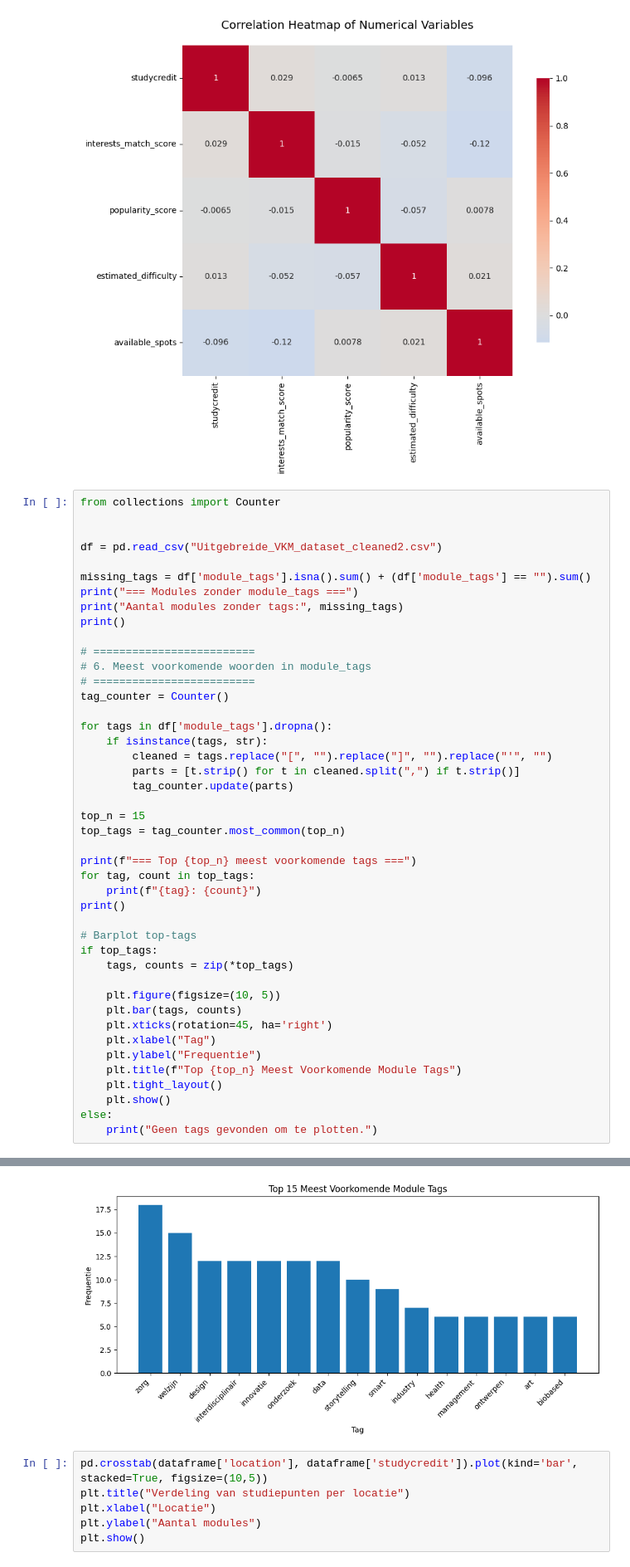
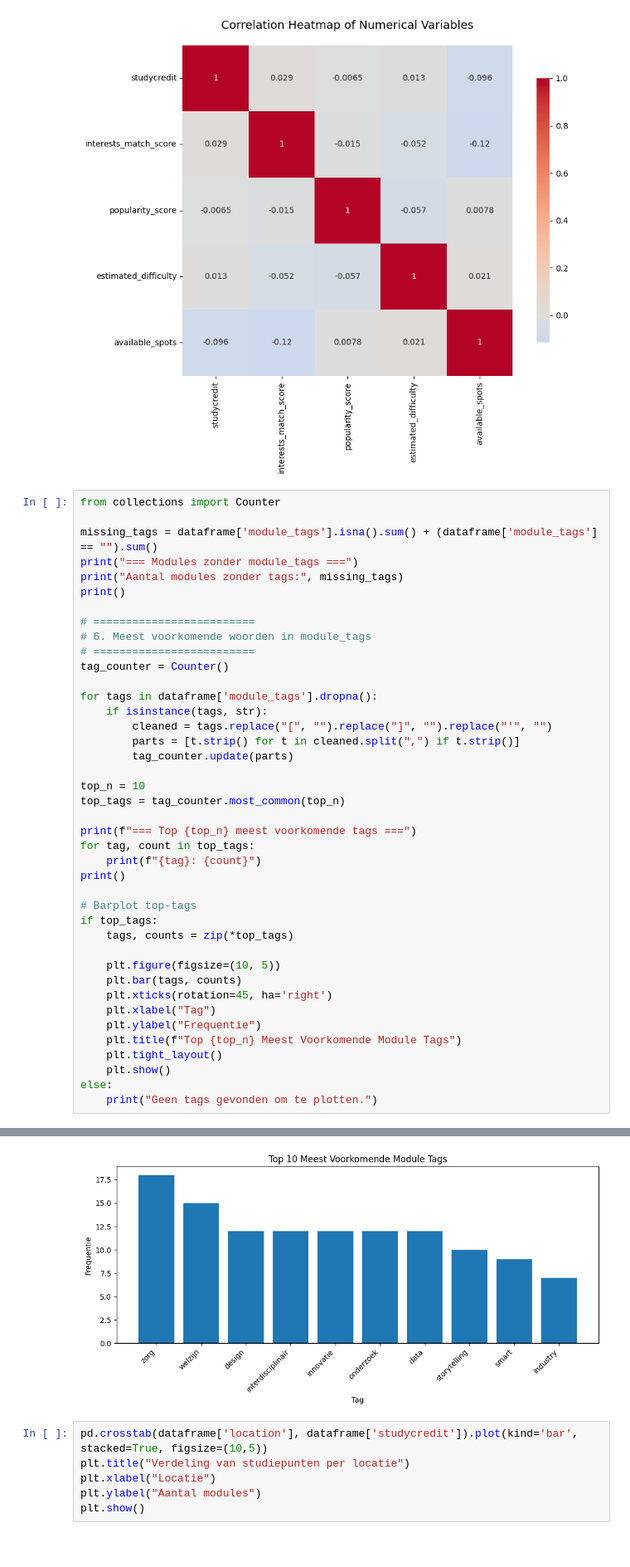
Before and after one commit to JeroenZwaal/ATIx-AI-Lu2, a Jupyter notebook: EDA.ipynb, the cells around one changed output, grey strips where cells are left out. Shown at 83% size. Cells and saved outputs as stored; diff of their text form.

```diff
--- a/EDA.ipynb
+++ b/EDA.ipynb
@@ -103,10 +103,7 @@ plt.show()
 # %%
 from collections import Counter
 
-
-df = pd.read_csv("Uitgebreide_VKM_dataset_cleaned2.csv")
-
-missing_tags = df['module_tags'].isna().sum() + (df['module_tags'] == "").sum()
+missing_tags = dataframe['module_tags'].isna().sum() + (dataframe['module_tags'] == "").sum()
 print("=== Modules zonder module_tags ===")
 print("Aantal modules zonder tags:", missing_tags)
 print()
@@ -116,13 +113,13 @@ print()
 # =========================
 tag_counter = Counter()
 
-for tags in df['module_tags'].dropna():
+for tags in dataframe['module_tags'].dropna():
     if isinstance(tags, str):
         cleaned = tags.replace("[", "").replace("]", "").replace("'", "")
         parts = [t.strip() for t in cleaned.split(",") if t.strip()]
         tag_counter.update(parts)
 
-top_n = 15
+top_n = 10
 top_tags = tag_counter.most_common(top_n)
 
 print(f"=== Top {top_n} meest voorkomende tags ===")
@@ -167,4 +159,4 @@ biobased: 6
-[figure, old version]
+[figure, new version]
 # %%
 pd.crosstab(dataframe['location'], dataframe['studycredit']).plot(kind='bar', stacked=True, figsize=(10,5))
 plt.title("Verdeling van studiepunten per locatie")
```
Also changed, not shown: parts of 1 cell of this notebook, 1 other file.
